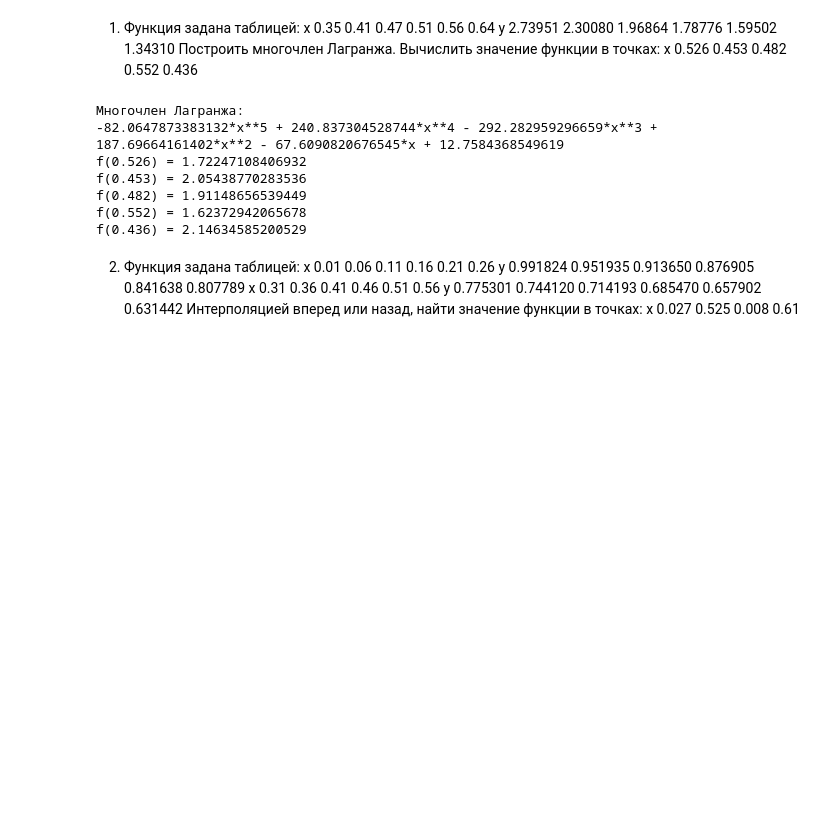
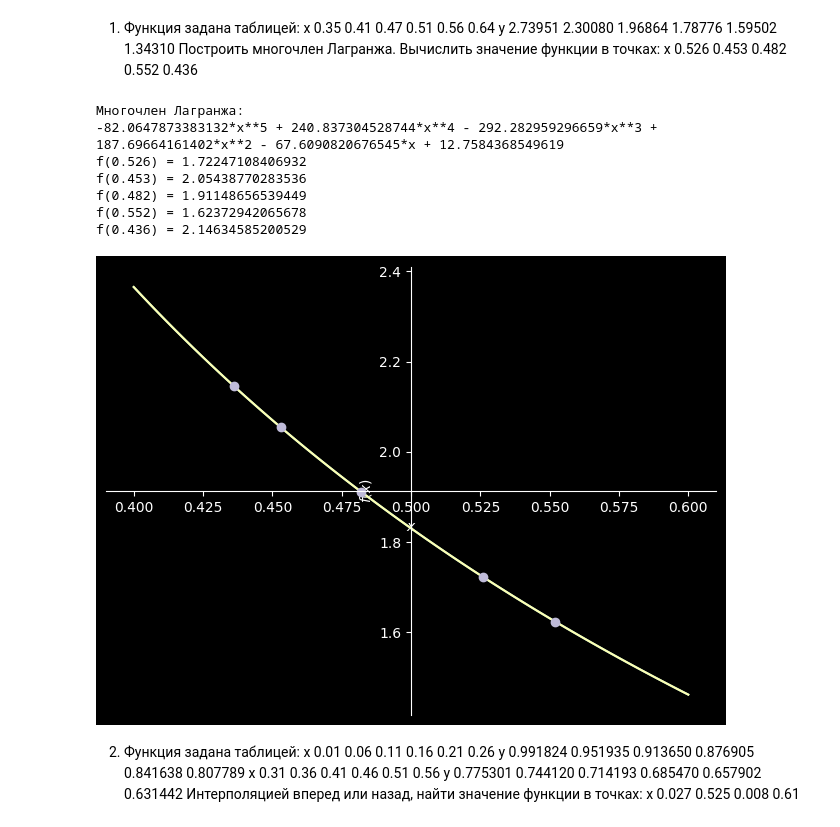
Before and after one commit to Daedma/Laboratory-works, a Jupyter notebook: sem4/met/lab3/matan.ipynb, the cells around one changed output. Cells and saved outputs as stored; diff of their text form; code cells hidden in the pictures; blank space fills up the shorter version.

```diff
--- a/sem4/met/lab3/matan.ipynb
+++ b/sem4/met/lab3/matan.ipynb
@@ -9,37 +9,59 @@ x 0.526 0.453 0.482 0.552 0.436
 
 import numpy as np
 import sympy as sm
+import matplotlib.pyplot as plt
 
 x = sm.Symbol('x') #заменим х на символ
 
 # задаем таблицу значений
 X = np.array([0.35, 0.41, 0.47, 0.51, 0.56, 0.64])
 Y = np.array([2.73951, 2.30080, 1.96864, 1.78776, 1.59502, 1.34310])
 #считаем по формуле из методички
 result = 0
 for i in range (len(X)):
     F = Y[i]
     for j in range (len(X)):
         if j!=i:
             F*= (x-X[j]) #тут у нас числитель дроби формулы в виде (x-x0)*(x-x1)*...*(x-xj)
             F/= (X[i]-X[j]) #здесь знаменатель
     result+=F
 print("Многочлен Лагранжа:")
 print(sm.expand(result)) #раскрываем скобки и приводим подобные
 
 
 # вычисляем значения функции в заданных точках
 points = [0.526, 0.453, 0.482, 0.552, 0.436]
 for point in points:
     print(f"f({point}) = {result.subs(x, point)}")
+
+from sympy.plotting.plot import MatplotlibBackend, Plot
+
+
+def get_sympy_subplots(plot:Plot):
+    backend = MatplotlibBackend(plot)
+
+    backend.process_series()
+    backend.fig.tight_layout()
+    return backend.plt
+
+# plot from sympy
+x = sm.symbols('x')
+p = sm.plot(result, result, (x, 0.4, 0.6), show=False)
+
+# plot from backend
+plt = get_sympy_subplots(p)
+plt.plot(points, [result.subs(x, points[0]),result.subs(x, points[1]), result.subs(x, points[2]),result.subs(x, points[3]),result.subs(x, points[4])], "o")
+
+plt.show()
 # %% [output]
 Многочлен Лагранжа:
 -82.0647873383132*x**5 + 240.837304528744*x**4 - 292.282959296659*x**3 + 187.69664161402*x**2 - 67.6090820676545*x + 12.7584368549619
 f(0.526) = 1.72247108406932
 f(0.453) = 2.05438770283536
 f(0.482) = 1.91148656539449
 f(0.552) = 1.62372942065678
 f(0.436) = 2.14634585200529
+[figure, added]
 # %% [markdown]
 2. Функция задана таблицей:
 x 0.01 0.06 0.11 0.16 0.21 0.26
```
Also changed, not shown: parts of 2 cells of this notebook, 1 other file.
